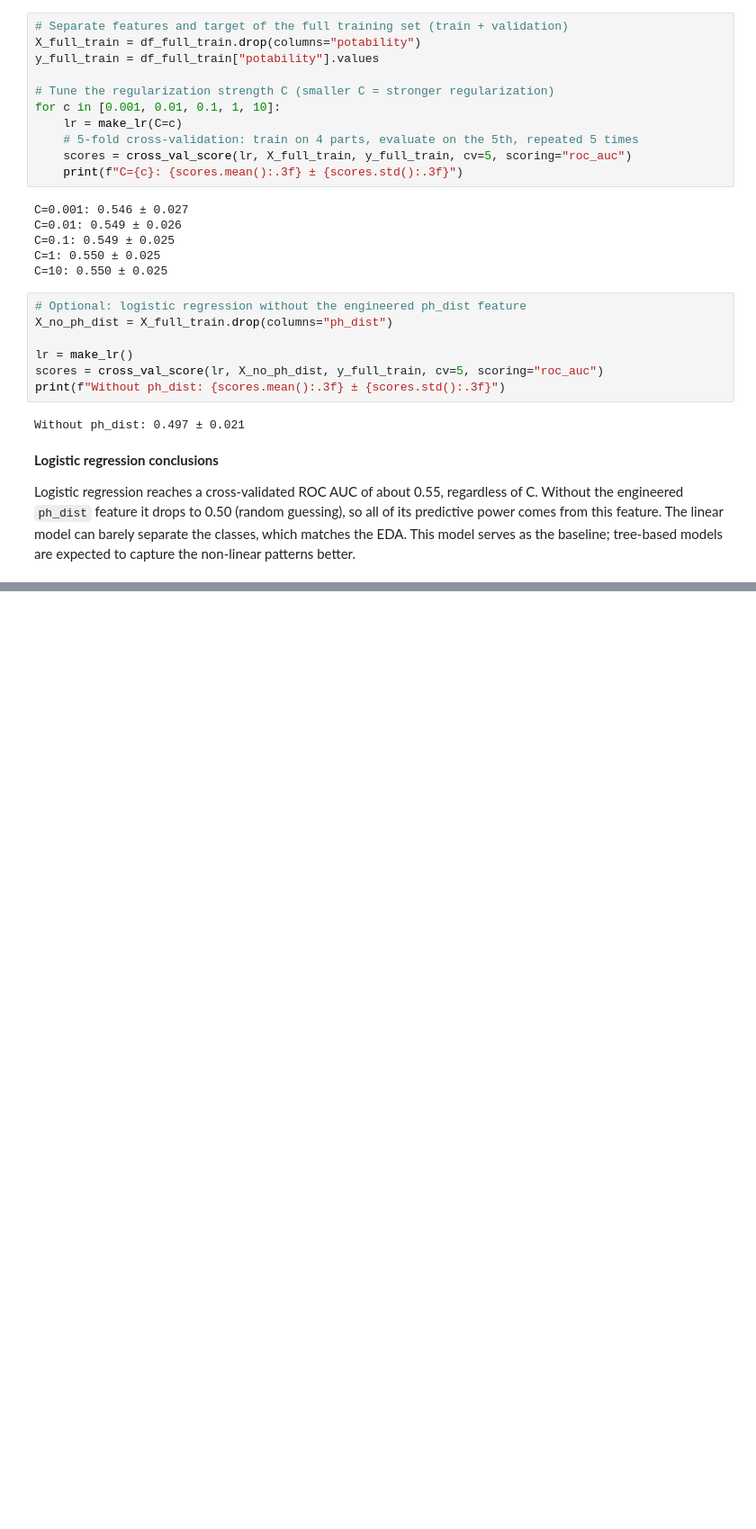
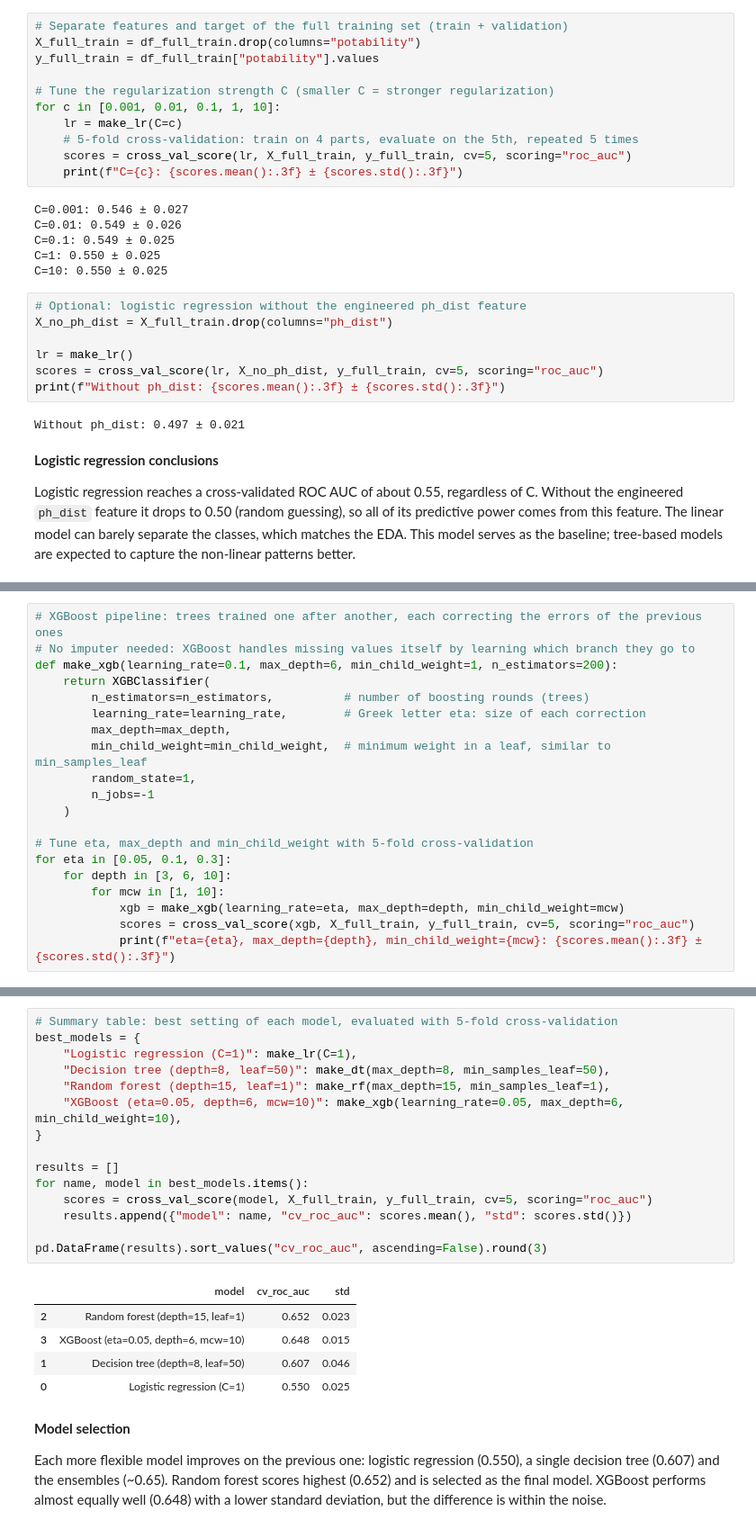
Before and after one commit to wvdaa6-hub/ml-engineering-zoomcamp, a Jupyter notebook: 2026/projects/midterm/water_potability.ipynb, the cells around one changed output, grey strips where cells are left out. Shown at 90% size. Cells and saved outputs as stored; diff of their text form; blank space fills up the shorter version.

Commit message:
create other models and use docker to run the different python scripts

```diff
--- a/2026/projects/midterm/water_potability.ipynb
+++ b/2026/projects/midterm/water_potability.ipynb
@@ -266,0 +342,20 @@ Logistic regression reaches a cross-validated ROC AUC of about 0.55, regardless
+# %%
+# XGBoost pipeline: trees trained one after another, each correcting the errors of the previous ones
+# No imputer needed: XGBoost handles missing values itself by learning which branch they go to
+def make_xgb(learning_rate=0.1, max_depth=6, min_child_weight=1, n_estimators=200):
+    return XGBClassifier(
+        n_estimators=n_estimators,          # number of boosting rounds (trees)
+        learning_rate=learning_rate,        # Greek letter eta: size of each correction
+        max_depth=max_depth,
+        min_child_weight=min_child_weight,  # minimum weight in a leaf, similar to min_samples_leaf
+        random_state=1,
+        n_jobs=-1
+    )
+
+# Tune eta, max_depth and min_child_weight with 5-fold cross-validation
+for eta in [0.05, 0.1, 0.3]:
+    for depth in [3, 6, 10]:
+        for mcw in [1, 10]:
+            xgb = make_xgb(learning_rate=eta, max_depth=depth, min_child_weight=mcw)
+            scores = cross_val_score(xgb, X_full_train, y_full_train, cv=5, scoring="roc_auc")
+            print(f"eta={eta}, max_depth={depth}, min_child_weight={mcw}: {scores.mean():.3f} ± {scores.std():.3f}")
@@ -266,0 +385,25 @@ Logistic regression reaches a cross-validated ROC AUC of about 0.55, regardless
+# %%
+# Summary table: best setting of each model, evaluated with 5-fold cross-validation
+best_models = {
+    "Logistic regression (C=1)": make_lr(C=1),
+    "Decision tree (depth=8, leaf=50)": make_dt(max_depth=8, min_samples_leaf=50),
+    "Random forest (depth=15, leaf=1)": make_rf(max_depth=15, min_samples_leaf=1),
+    "XGBoost (eta=0.05, depth=6, mcw=10)": make_xgb(learning_rate=0.05, max_depth=6, min_child_weight=10),
+}
+
+results = []
+for name, model in best_models.items():
+    scores = cross_val_score(model, X_full_train, y_full_train, cv=5, scoring="roc_auc")
+    results.append({"model": name, "cv_roc_auc": scores.mean(), "std": scores.std()})
+
+pd.DataFrame(results).sort_values("cv_roc_auc", ascending=False).round(3)
+# %% [output]
+|  | model | cv_roc_auc | std |
+| 2 | Random forest (depth=15, leaf=1) | 0.652 | 0.023 |
+| 3 | XGBoost (eta=0.05, depth=6, mcw=10) | 0.648 | 0.015 |
+| 1 | Decision tree (depth=8, leaf=50) | 0.607 | 0.046 |
+| 0 | Logistic regression (C=1) | 0.550 | 0.025 |
+# %% [markdown]
+**Model selection**
+
+Each more flexible model improves on the previous one: logistic regression (0.550), a single decision tree (0.607) and the ensembles (~0.65). Random forest scores highest (0.652) and is selected as the final model. XGBoost performs almost equally well (0.648) with a lower standard deviation, but the difference is within the noise.
```
Also changed, not shown: parts of 9 cells of this notebook, 6 other files.
